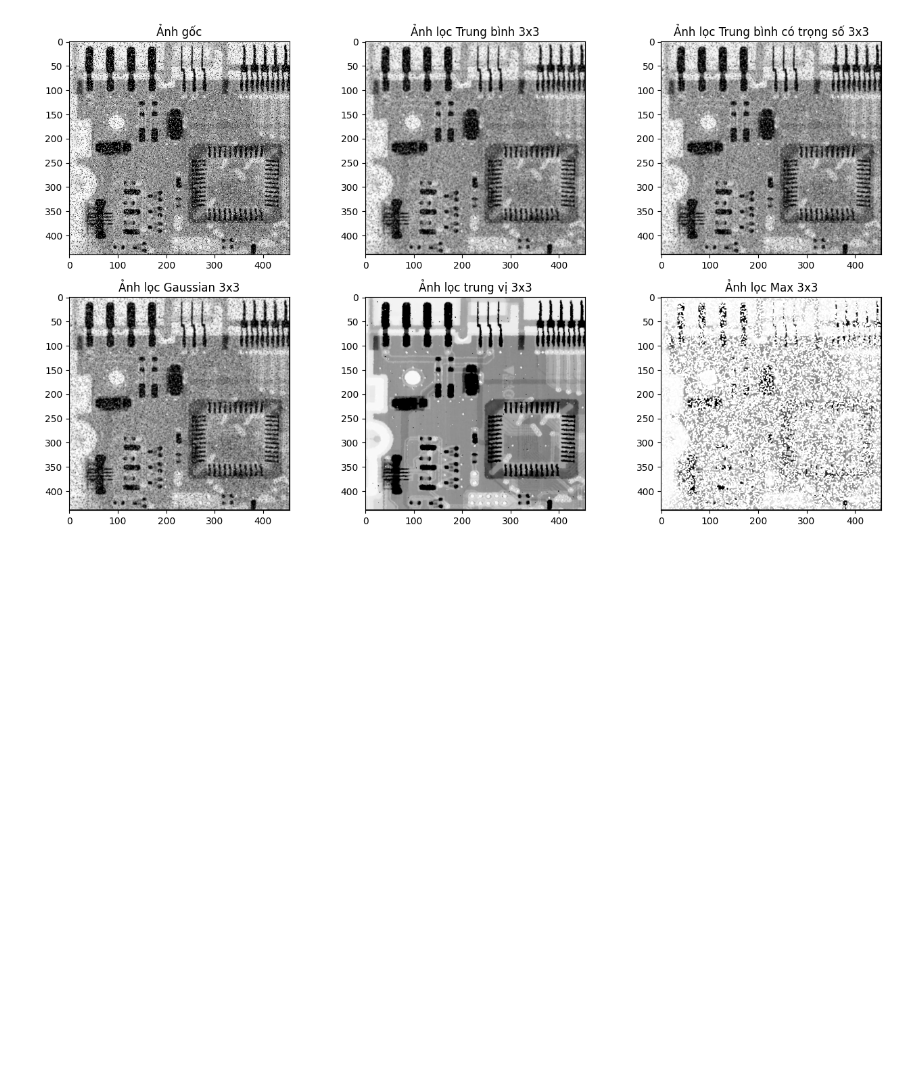
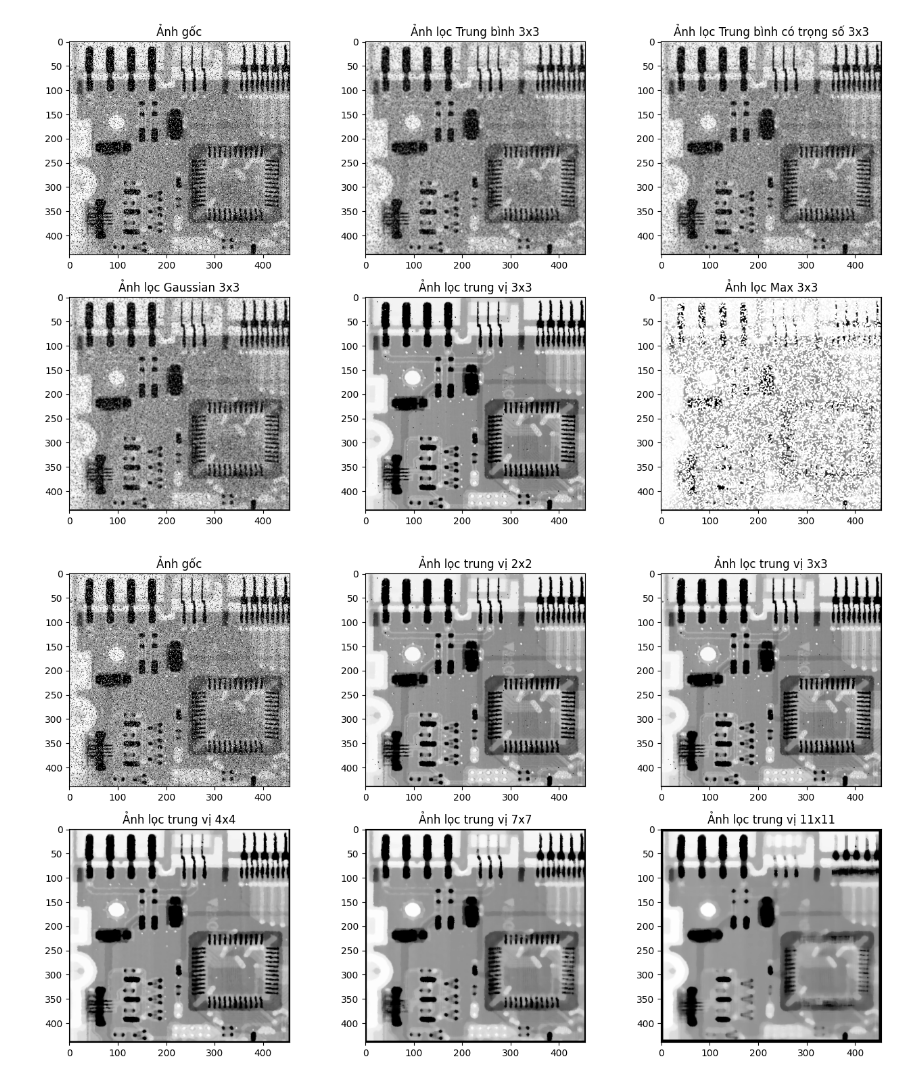
Before and after one commit to ionicola/imp301-digital_image_processing, a Jupyter notebook: assignment_20240604/Practical/Image_Filtering_Spatial_Domain.ipynb, the cells around one changed output. Drawn from its saved outputs; the diff is of its cells as text; code cells hidden in the pictures; blank space fills up the shorter version.

```diff
--- a/assignment_20240604/Practical/Image_Filtering_Spatial_Domain.ipynb
+++ b/assignment_20240604/Practical/Image_Filtering_Spatial_Domain.ipynb
@@ -54,6 +79,23 @@ def MedianFilterFunction(img):
             temp = sorted(temp)
             img_new[i, j] = temp[4]
     return img_new
+
+#Định nghĩa hàm lọc trung vị cho trường hợp tổng quát (filter_size)
+def MedianFilterFunctionOvr(img, filter_size):
+    m, n = img.shape
+    img_new = np.zeros_like(img)
+    filter_half_size = filter_size // 2
+
+    for i in range(filter_half_size, m - filter_half_size):
+        for j in range(filter_half_size, n - filter_half_size):
+            temp = []
+            for k in range(-filter_half_size, filter_half_size + 1):
+                for l in range(-filter_half_size, filter_half_size + 1):
+                    temp.append(img[i + k, j + l])
+            temp.sort()
+            img_new[i, j] = temp[len(temp) // 2]
+
+    return img_new
 # %%
 #Định nghĩa hàm lọc Max
 def MaxFilterFunction(img):
@@ -76,3 +134,5 @@ def MaxFilterFunction(img):
+# %%
+path = 'image_1.tif'
 # %%
 # Tạo vùng vẽ tỉ lệ 16/9 và tạo 6 vùng vẽ con để hiển thị ảnh lọc
 fig = plt.figure(figsize=(16,9))
@@ -117,3 +177,47 @@ ax6.set_title("Ảnh lọc Max 3x3")
 plt.show()
 # %% [output]
 [figure]
+# %%
+# Tạo vùng vẽ tỉ lệ 16/9 và tạo 6 vùng vẽ con để hiển thị ảnh lọc
+fig = plt.figure(figsize=(16,9))
+ax1 = plt.subplot(2, 3, 1)
+ax2 = plt.subplot(2, 3, 2)
+ax3 = plt.subplot(2, 3, 3)
+ax4 = plt.subplot(2, 3, 4)
+ax5 = plt.subplot(2, 3, 5)
+ax6 = plt.subplot(2, 3, 6)
+
+# Đọc và hiển thị ảnh gốc
+image = cv2.imread(path, 0)
+ax1.imshow(image, cmap='gray')
+ax1.set_title("Ảnh gốc")
+
+# Lọc trung vị và hiển thị ảnh
+img_Median_Filter_2x2 = MedianFilterFunctionOvr(image, 2)
+ax2.imshow(img_Median_Filter_2x2, cmap='gray')
+ax2.set_title("Ảnh lọc trung vị 2x2")
+
+# Lọc trung vị và hiển thị ảnh
+img_Median_Filter_3x3 = MedianFilterFunctionOvr(image, 3)
+ax3.imshow(img_Median_Filter_3x3, cmap='gray')
+ax3.set_title("Ảnh lọc trung vị 3x3")
+
+# Lọc trung vị và hiển thị ảnh
+img_Median_Filter_4x4 = MedianFilterFunctionOvr(image, 4)
+ax4.imshow(img_Median_Filter_4x4, cmap='gray')
+ax4.set_title("Ảnh lọc trung vị 4x4")
+
+# Lọc trung vị và hiển thị ảnh
+img_Median_Filter_7x7 = MedianFilterFunctionOvr(image, 7)
+ax5.imshow(img_Median_Filter_7x7, cmap='gray')
+ax5.set_title("Ảnh lọc trung vị 7x7")
+
+# Lọc trung vị và hiển thị ảnh
+img_Median_Filter_11x11 = MedianFilterFunctionOvr(image, 11)
+ax6.imshow(img_Median_Filter_11x11, cmap='gray')
+ax6.set_title("Ảnh lọc trung vị 11x11")
+
+#Hiển thị vùng vẽ
+plt.show()
+# %% [output]
+[figure, added]
```
Also changed, not shown: parts of 4 cells of this notebook, 3 other files.
